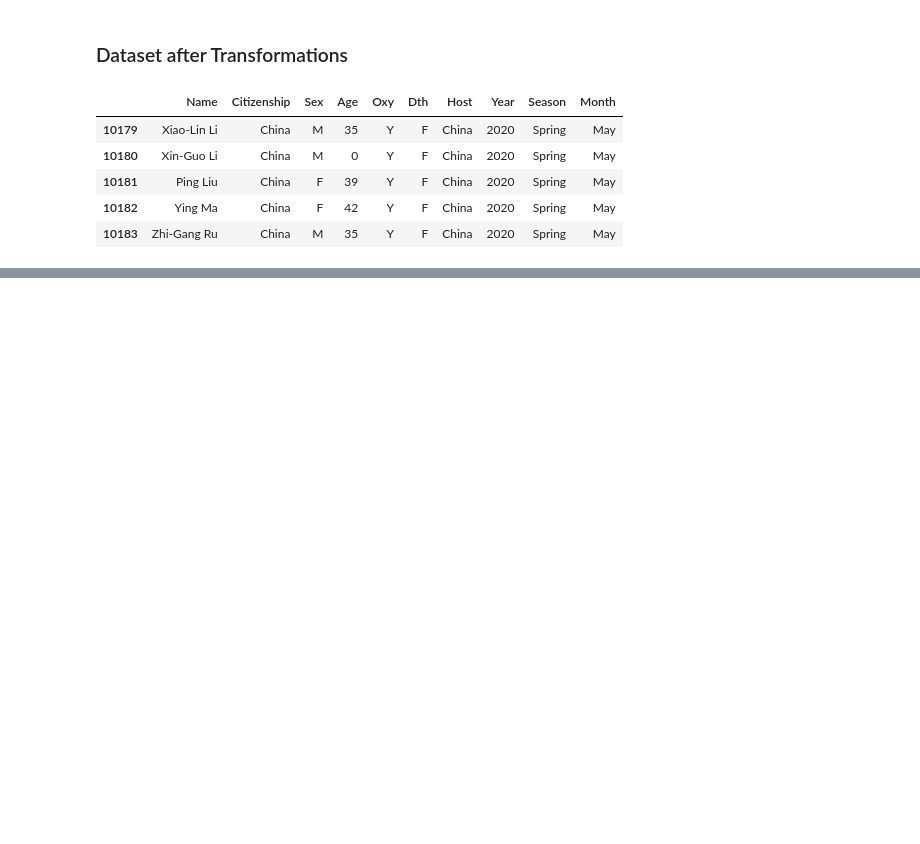
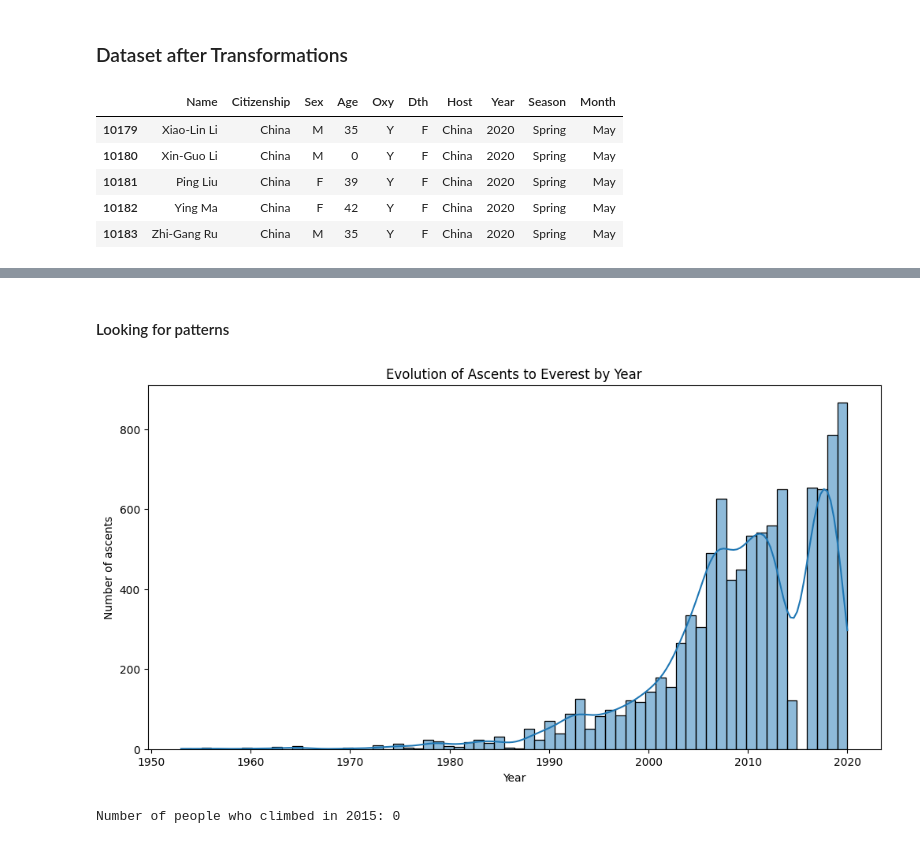
Before and after one commit to Colo07/MtEverestAscentAnalysis, a Jupyter notebook: EverestAscent.ipynb, the cells around one changed output, grey strips where cells are left out. Saved outputs shown, nothing was run; the diff lists cells and outputs as text; code cells hidden in the pictures; blank space fills up the shorter version.

```diff
--- a/EverestAscent.ipynb
+++ b/EverestAscent.ipynb
@@ -113,0 +135,17 @@ plt.show()
+# %% [markdown]
+#### Looking for patterns
+# %%
+plt.figure(figsize=(12, 6))
+sns.histplot(df['Year'].astype(int), bins=66, kde=True)
+plt.xlabel("Year")
+plt.ylabel("Number of ascents")
+plt.title("Evolution of Ascents to Everest by Year")
+plt.show()
+# %% [output]
+[figure, added]
+# %%
+ascents_2015 = df[df['Year'] == 2015]
+print(f"Number of people who climbed in 2015: {len(ascents_2015)}")
+# The earthquake and strike contributed to the cancellation of the 2015 spring climbing season on Everest.
+# %% [output]
+Number of people who climbed in 2015: 0
```
Also changed, not shown: parts of 21 cells of this notebook.
